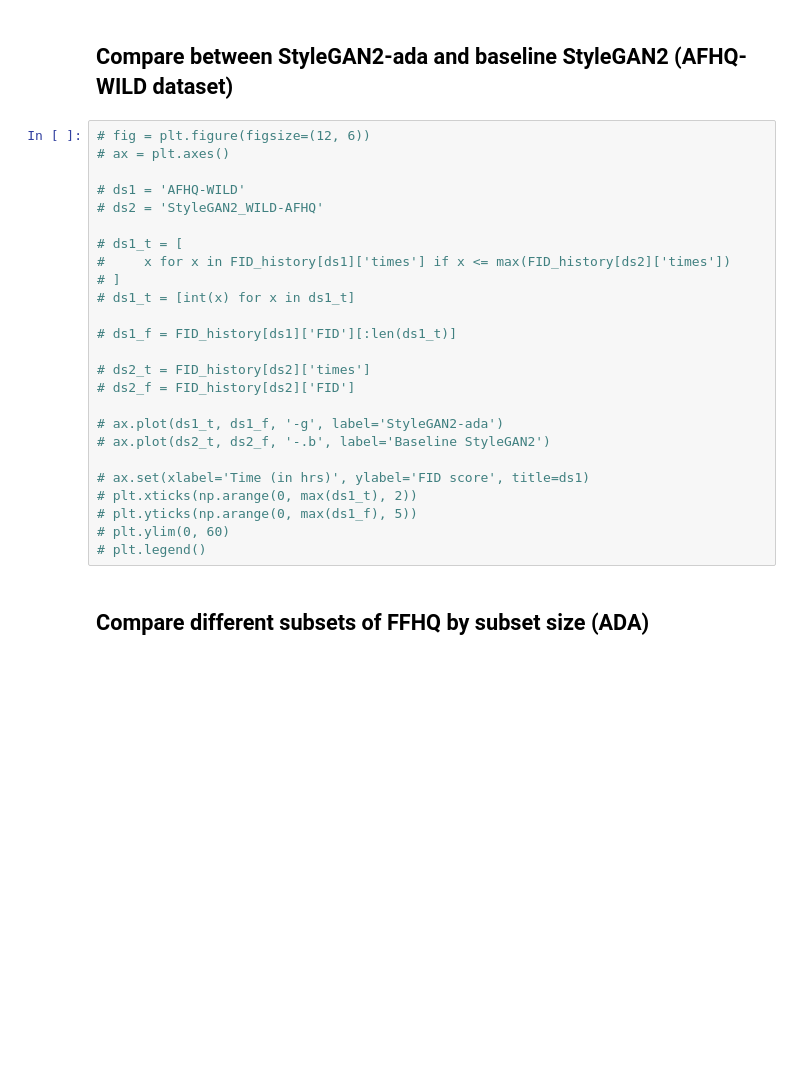
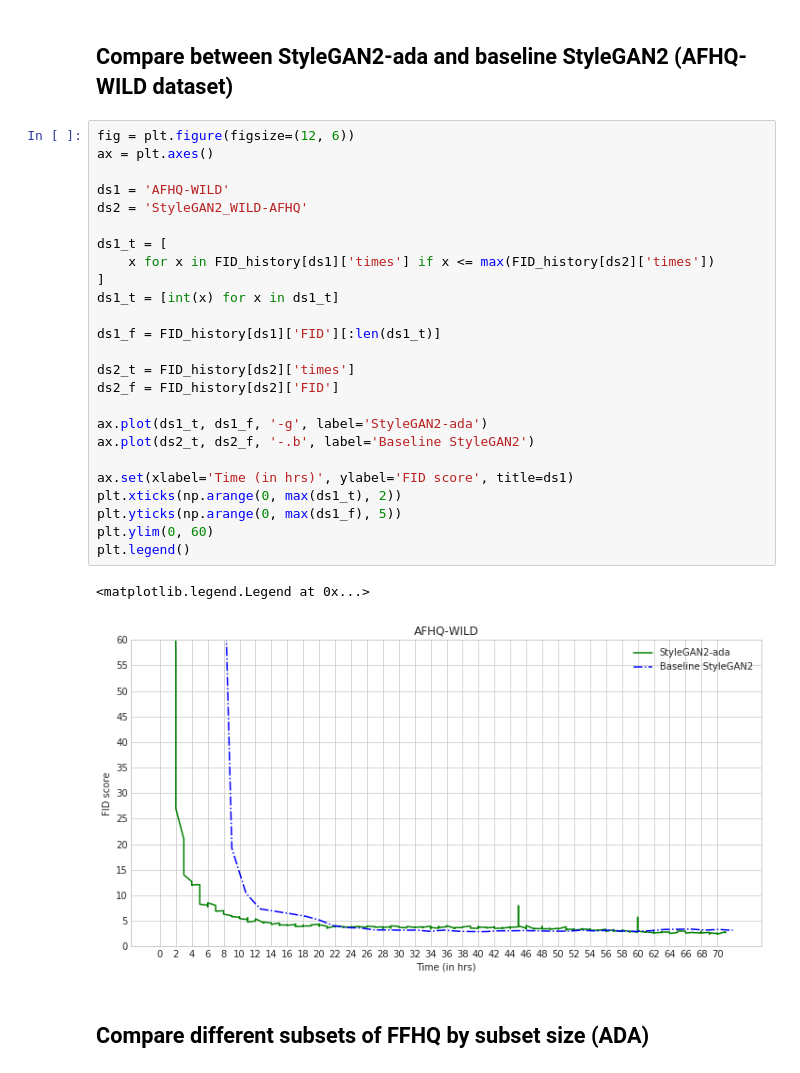
Before and after one commit to Deep-FAMS/StyleGAN2-ada-Reproducibility, a Jupyter notebook: notebooks/plot_FID_history.ipynb, the cells around one changed output. Cells and saved outputs as stored; diff of their text form; blank space fills up the shorter version.

```diff
--- a/notebooks/plot_FID_history.ipynb
+++ b/notebooks/plot_FID_history.ipynb
@@ -168,30 +168,33 @@ datasets
 # %% [markdown]
 ## Compare between StyleGAN2-ada and baseline StyleGAN2 (AFHQ-WILD dataset)
 # %%
-# fig = plt.figure(figsize=(12, 6))
-# ax = plt.axes()
+fig = plt.figure(figsize=(12, 6))
+ax = plt.axes()
 
-# ds1 = 'AFHQ-WILD'
-# ds2 = 'StyleGAN2_WILD-AFHQ'
+ds1 = 'AFHQ-WILD'
+ds2 = 'StyleGAN2_WILD-AFHQ'
 
-# ds1_t = [
-#     x for x in FID_history[ds1]['times'] if x <= max(FID_history[ds2]['times'])
-# ]
-# ds1_t = [int(x) for x in ds1_t]
+ds1_t = [
+    x for x in FID_history[ds1]['times'] if x <= max(FID_history[ds2]['times'])
+]
+ds1_t = [int(x) for x in ds1_t]
 
-# ds1_f = FID_history[ds1]['FID'][:len(ds1_t)]
+ds1_f = FID_history[ds1]['FID'][:len(ds1_t)]
 
-# ds2_t = FID_history[ds2]['times']
-# ds2_f = FID_history[ds2]['FID']
+ds2_t = FID_history[ds2]['times']
+ds2_f = FID_history[ds2]['FID']
 
-# ax.plot(ds1_t, ds1_f, '-g', label='StyleGAN2-ada')
-# ax.plot(ds2_t, ds2_f, '-.b', label='Baseline StyleGAN2')
+ax.plot(ds1_t, ds1_f, '-g', label='StyleGAN2-ada')
+ax.plot(ds2_t, ds2_f, '-.b', label='Baseline StyleGAN2')
 
-# ax.set(xlabel='Time (in hrs)', ylabel='FID score', title=ds1)
-# plt.xticks(np.arange(0, max(ds1_t), 2))
-# plt.yticks(np.arange(0, max(ds1_f), 5))
-# plt.ylim(0, 60)
-# plt.legend()
+ax.set(xlabel='Time (in hrs)', ylabel='FID score', title=ds1)
+plt.xticks(np.arange(0, max(ds1_t), 2))
+plt.yticks(np.arange(0, max(ds1_f), 5))
+plt.ylim(0, 60)
+plt.legend()
+# %% [output]
+<matplotlib.legend.Legend at 0x...>
+[figure, added]
 # %% [markdown]
 ## Compare different subsets of FFHQ by subset size (ADA)
 # %%
```
Also changed, not shown: parts of 1 cell of this notebook, 3 other files.
